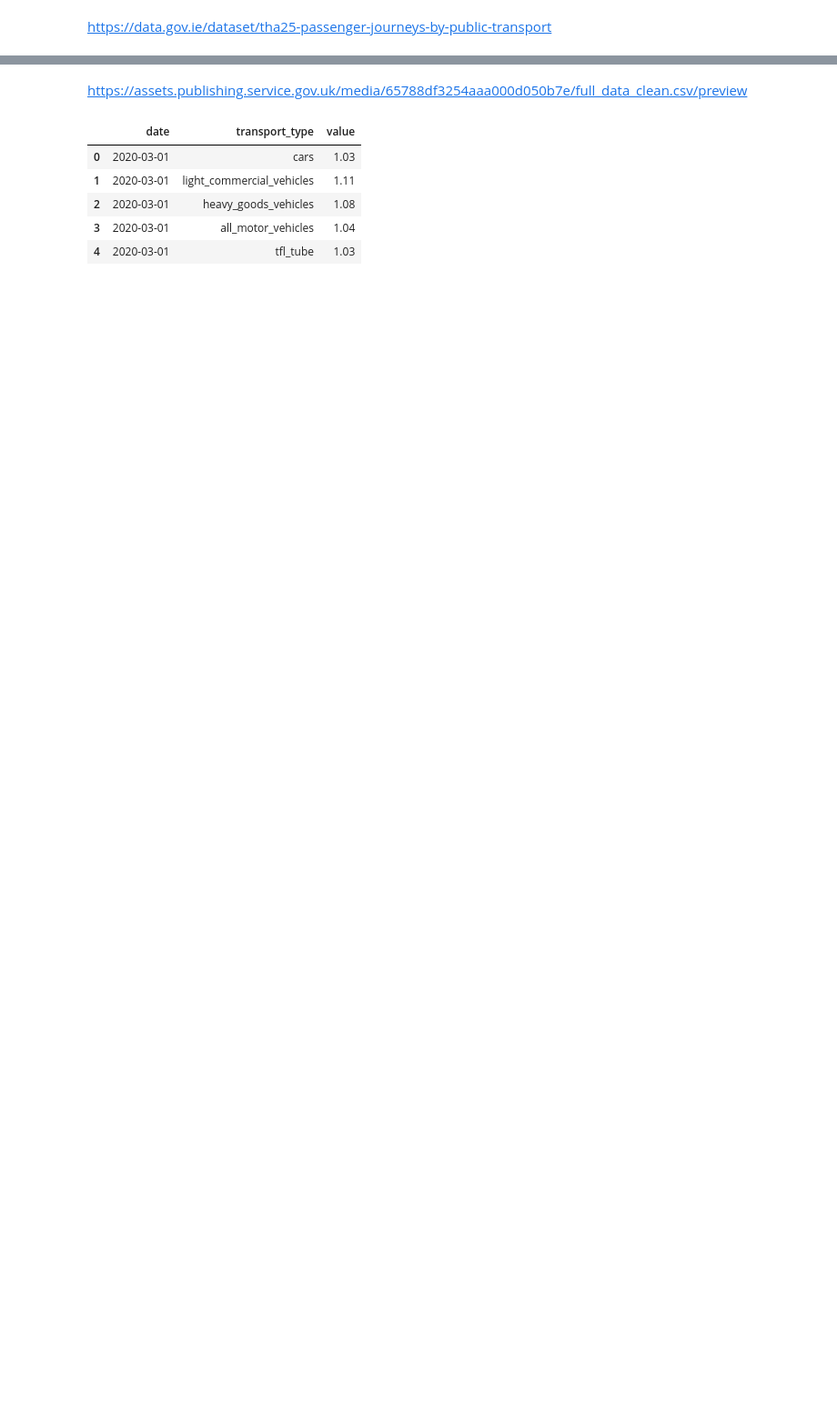
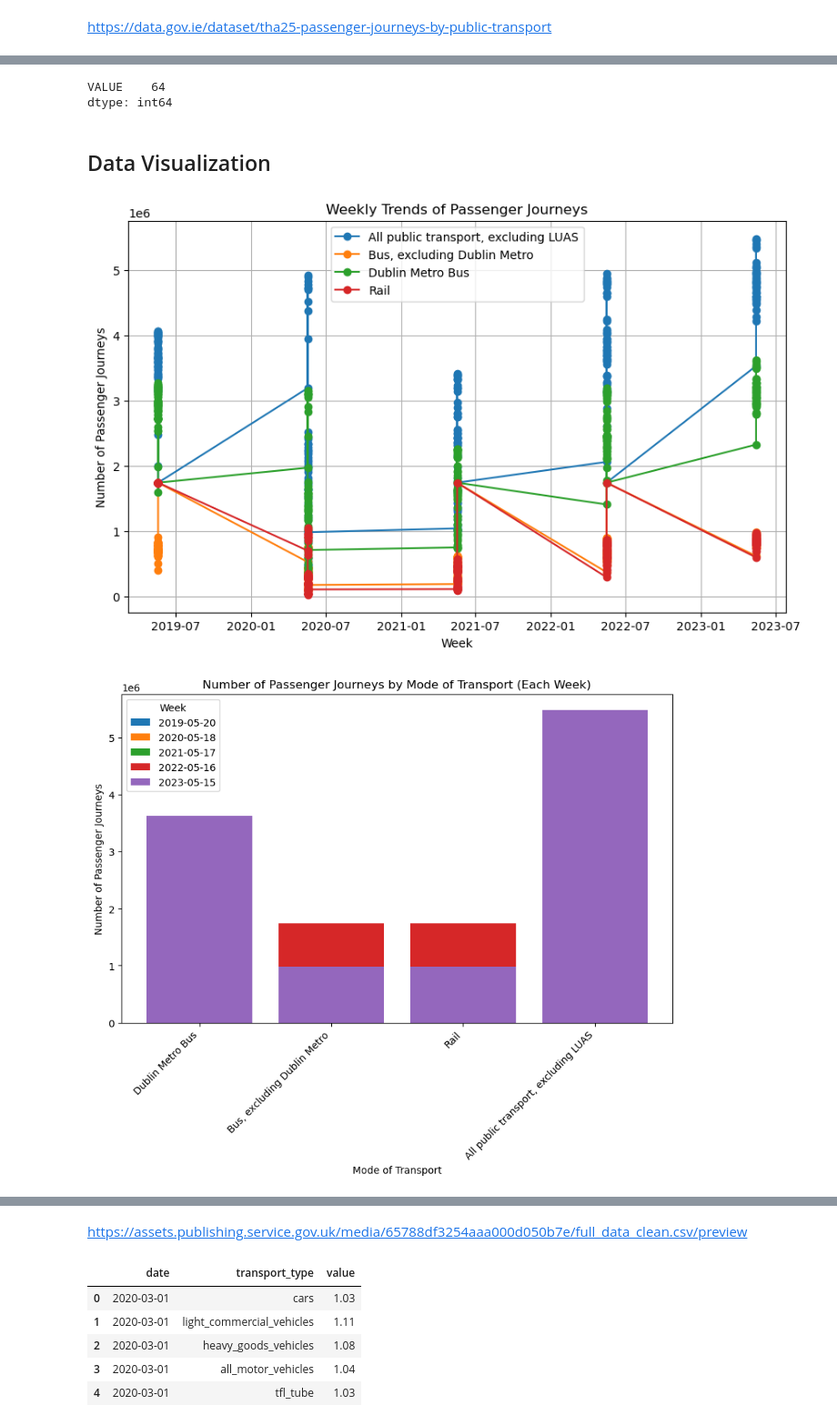
Before and after one commit to SedaColasan/Transport, a Jupyter notebook: transport.ipynb, the cells around one changed output, grey strips where cells are left out. Shown: that part at 91% size. Drawn from its saved outputs; the diff is of its cells as text; code cells hidden in the pictures; blank space fills up the shorter version.

```diff
--- a/transport.ipynb
+++ b/transport.ipynb
@@ -22,0 +124,4 @@ ireland.head()
+# %%
+# Fill empty values with average value of column
+mean_value = ireland['VALUE'].mean()
+ireland['VALUE'].fillna(mean_value, inplace=True)
@@ -22,0 +142,46 @@ ireland.head()
+# %%
+missing = ireland.isnull().sum()
+missing = missing[missing > 0]
+missing
+# %% [output]
+VALUE    64
+dtype: int64
+# %% [markdown]
+## Data Visualization
+# %%
+# Extract year and week number from the 'Week' column
+ireland['Year'] = ireland['Week'].str.extract('(\d{4})')
+ireland['Week_Num'] = ireland['Week'].str.extract('(\d{2})')
+
+# Convert 'Week' column to datetime
+ireland['Week'] = pd.to_datetime(ireland['Year'] + ireland['Week_Num'] + '-1', format='%Y%U-%w')
+
+# Drop the intermediate columns used for extraction
+ireland = ireland.drop(['Year', 'Week_Num'], axis=1)
+
+# Line chart for weekly trends
+plt.figure(figsize=(10, 6))
+for transport_mode, group in ireland.groupby('Mode of Transport'):
+    plt.plot(group['Week'], group['VALUE'], label=transport_mode, marker='o')
+
+plt.title('Weekly Trends of Passenger Journeys')
+plt.xlabel('Week')
+plt.ylabel('Number of Passenger Journeys')
+plt.legend()
+plt.grid(True)
+plt.show()
+
+# Bar chart for each week
+plt.figure(figsize=(10, 6))
+for week, group in ireland.groupby('Week'):
+    plt.bar(group['Mode of Transport'], group['VALUE'], label=str(week.date()))
+
+plt.title('Number of Passenger Journeys by Mode of Transport (Each Week)')
+plt.xlabel('Mode of Transport')
+plt.ylabel('Number of Passenger Journeys')
+plt.legend(title='Week')
+plt.xticks(rotation=45, ha='right')
+plt.show()
+# %% [output]
+[figure, added]
+[figure, added]
```
Also changed, not shown: parts of 21 cells of this notebook.
